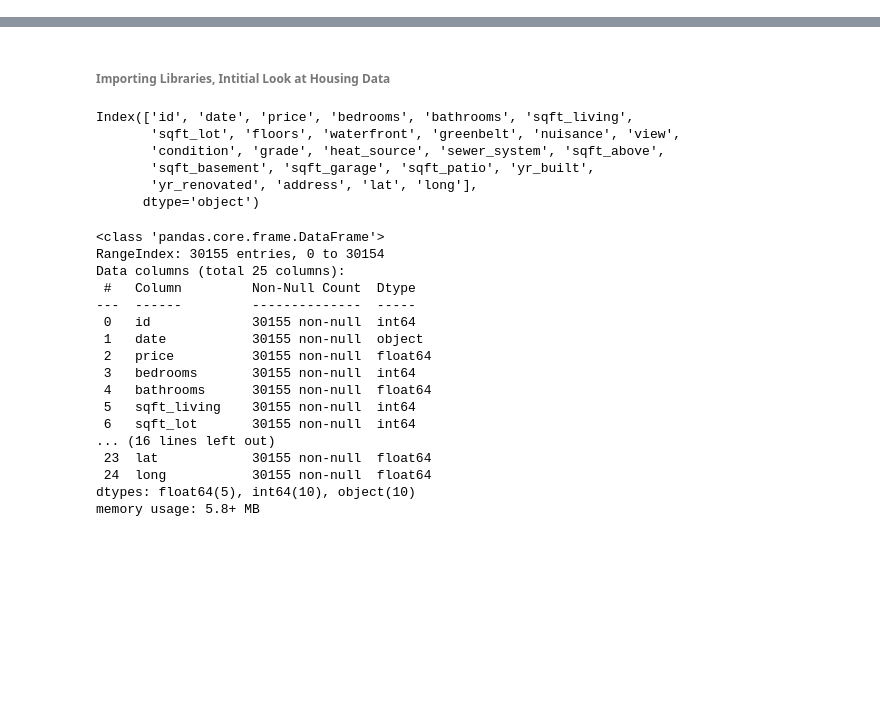
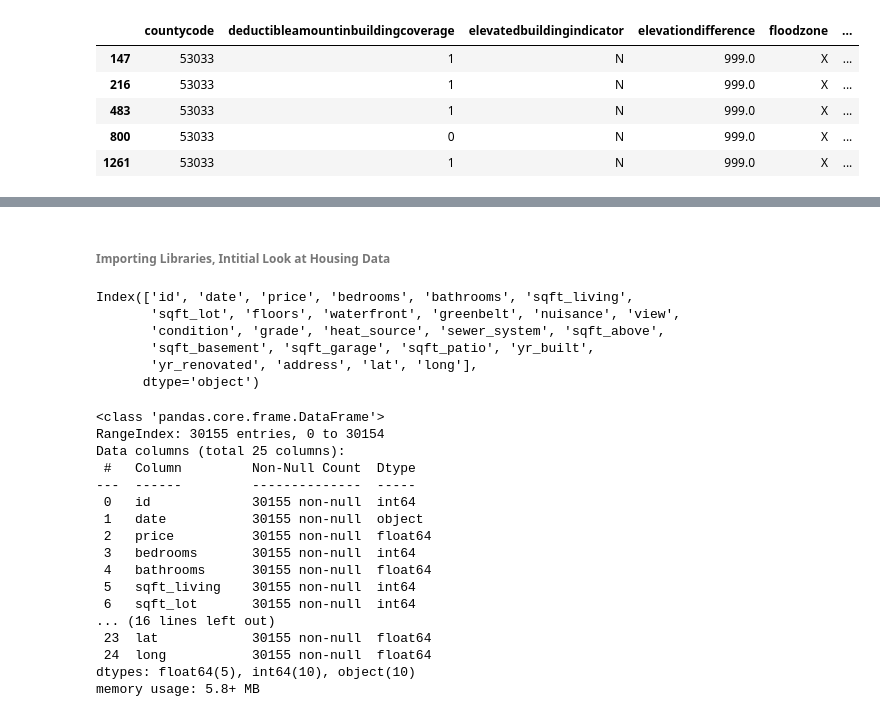
Before and after one commit to Lou-Hines/Housing_Prices_and_Flood_Risk, a Jupyter notebook: Hines-EDA/EDA-Hines-1.ipynb, the cells around one changed output, grey strips where cells are left out. Cells and saved outputs as stored; diff of their text form; code cells hidden in the pictures; blank space fills up the shorter version.

```diff
--- a/Hines-EDA/EDA-Hines-1.ipynb
+++ b/Hines-EDA/EDA-Hines-1.ipynb
@@ -2,0 +72,2 @@
+# %%
+flood_data = df_empty[['countycode', 'deductibleamountinbuildingcoverage', 'elevatedbuildingindicator', 'elevationdifference', 'floodzone', 'reportedzipcode', 'totalinsurancepremiumofthepolicy']].copy()
@@ -2,0 +96,6 @@
+# %%
+flood_data.reportedzipcode = flood_data.reportedzipcode.astype(int)
+# %%
+flood_data.countycode = flood_data.countycode.astype(int)
+# %%
+flood_data = flood_data[(flood_data['reportedzipcode'] >= 90000) & (flood_data['reportedzipcode'] <= 99999)]
@@ -2,0 +129,9 @@
+# %%
+flood_data.head()
+# %% [output]
+|  | countycode | deductibleamountinbuildingcoverage | elevatedbuildingindicator | elevationdifference | floodzone | ... |
+| 147 | 53033 | 1 | N | 999.0 | X | ... |
+| 216 | 53033 | 1 | N | 999.0 | X | ... |
+| 483 | 53033 | 1 | N | 999.0 | X | ... |
+| 800 | 53033 | 0 | N | 999.0 | X | ... |
+| 1261 | 53033 | 1 | N | 999.0 | X | ... |
```
Also changed, not shown: parts of 28 cells of this notebook, 4 other files.
